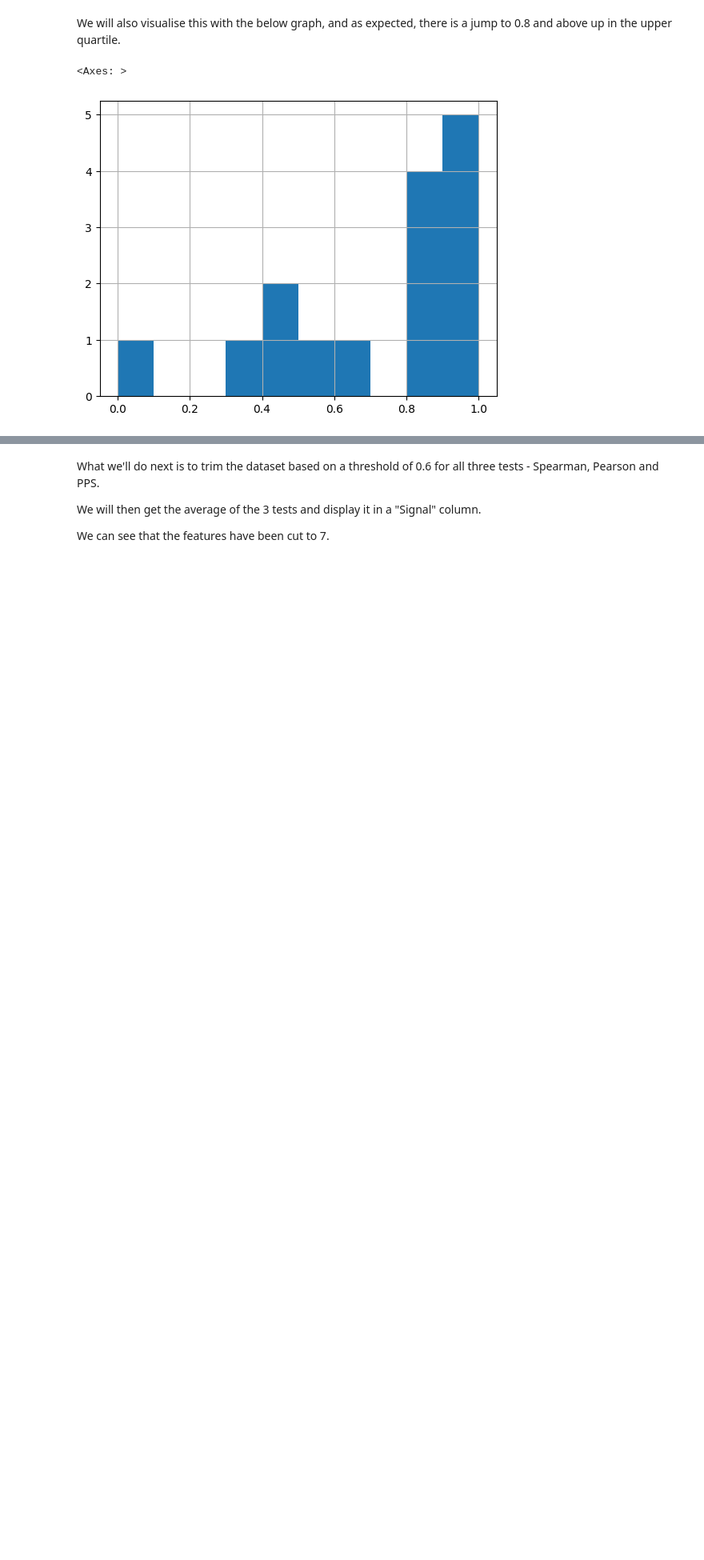
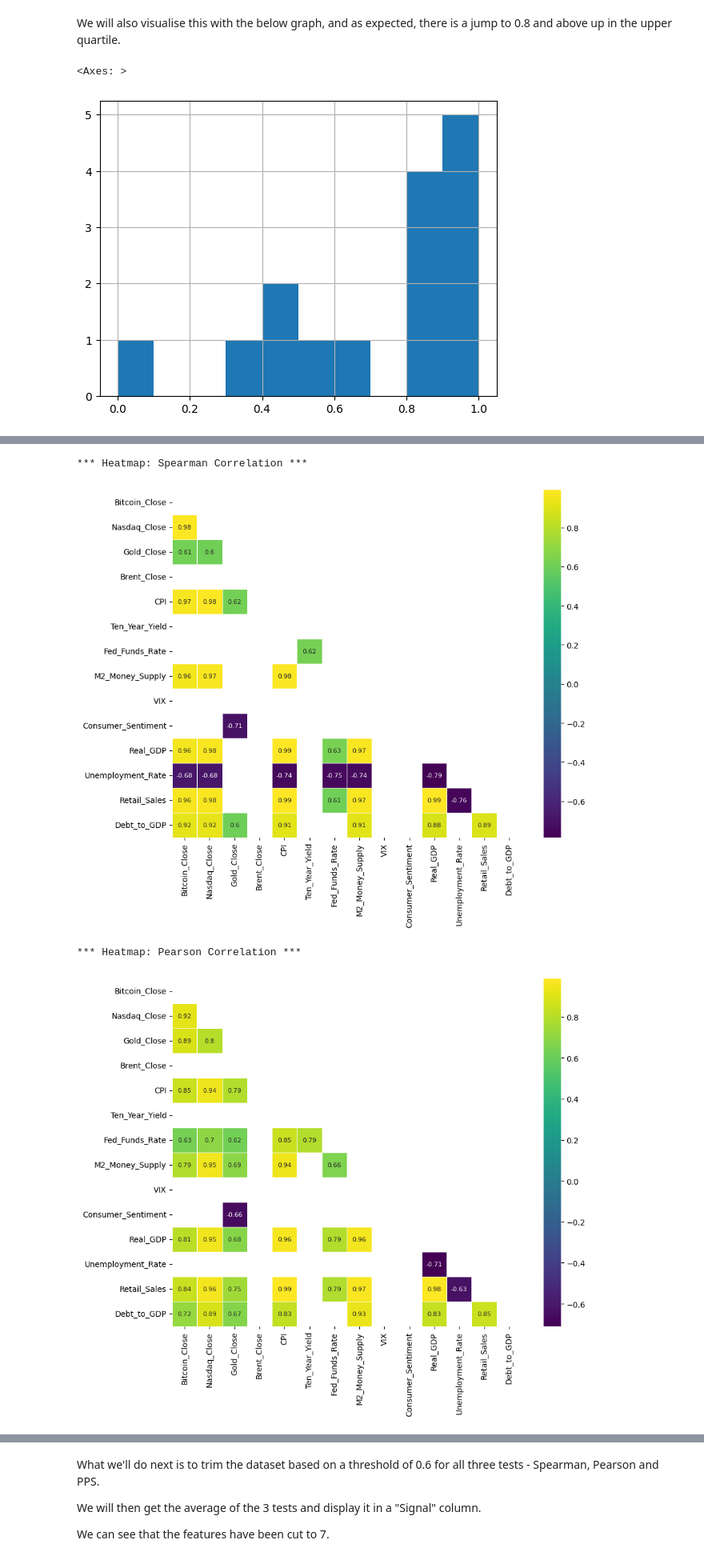
Before and after one commit to Mickyreegs/Project5, a Jupyter notebook: jupyter_notebooks/2_Data_Analysis_and_feature_selection.ipynb, the cells around one changed output, grey strips where cells are left out. Shown at 80% size. Drawn from its saved outputs; the diff is of its cells as text; code cells hidden in the pictures; blank space fills up the shorter version.

Commit message:
Add heatmaps and save figures

```diff
--- a/jupyter_notebooks/2_Data_Analysis_and_feature_selection.ipynb
+++ b/jupyter_notebooks/2_Data_Analysis_and_feature_selection.ipynb
@@ -209,0 +286,14 @@ pps_scores_df['PPS'].hist(bins=10)
+# %%
+df_corr_spearman = df_enriched.corr(method='spearman', numeric_only=True)
+df_corr_pearson = df_enriched.corr(method='pearson', numeric_only=True)
+# %%
+DisplayCorrAndPPS(df_corr_pearson = df_corr_pearson,
+                  df_corr_spearman = df_corr_spearman,
+                  pps_matrix = pps_matrix,
+                  CorrThreshold = 0.6, PPS_Threshold =0.6,
+                  figsize=(10,8), font_annot=8)
+# %% [output]
+*** Heatmap: Spearman Correlation ***
+[figure, added]
+*** Heatmap: Pearson Correlation ***
+[figure, added]
```
Also changed, not shown: parts of 15 cells of this notebook, 3 other files.
